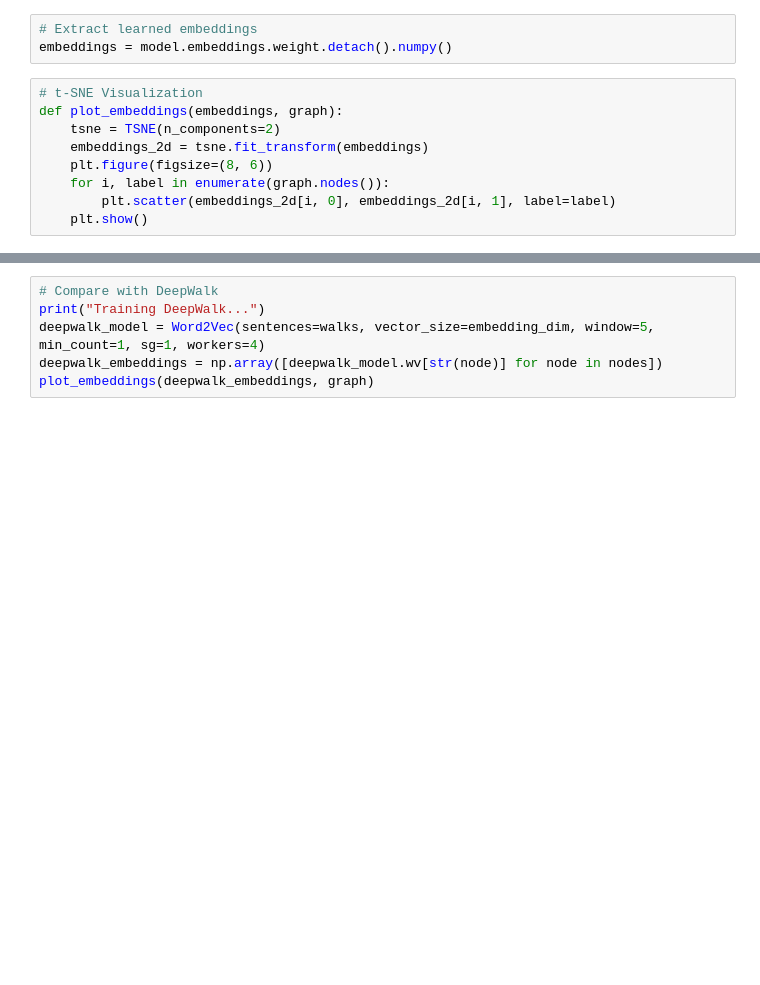
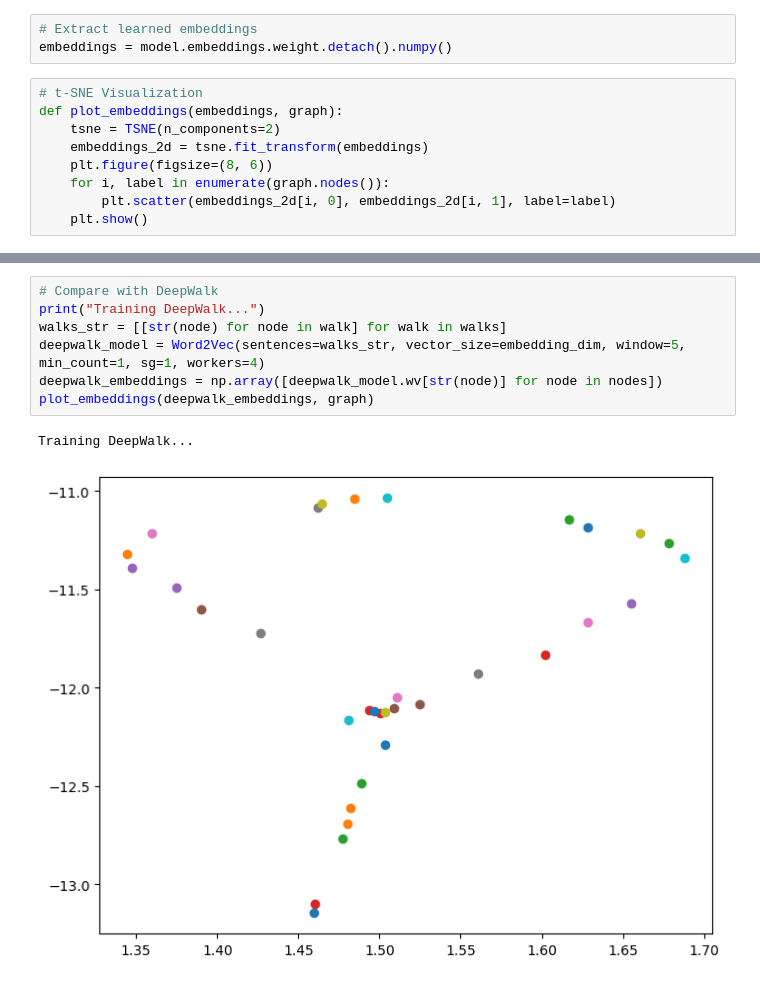
Before and after one commit to TJLi314/comp459-hw, a Jupyter notebook: hw3.ipynb, the cells around one changed output, grey strips where cells are left out. Drawn from its saved outputs; the diff is of its cells as text; blank space fills up the shorter version.

Commit message:
Graphs made

```diff
--- a/hw3.ipynb
+++ b/hw3.ipynb
@@ -106,9 +129,13 @@ plot_embeddings(embeddings, graph)
 # %%
 # Compare with DeepWalk
 print("Training DeepWalk...")
-deepwalk_model = Word2Vec(sentences=walks, vector_size=embedding_dim, window=5, min_count=1, sg=1, workers=4)
+walks_str = [[str(node) for node in walk] for walk in walks]
+deepwalk_model = Word2Vec(sentences=walks_str, vector_size=embedding_dim, window=5, min_count=1, sg=1, workers=4)
 deepwalk_embeddings = np.array([deepwalk_model.wv[str(node)] for node in nodes])
 plot_embeddings(deepwalk_embeddings, graph)
+# %% [output]
+Training DeepWalk...
+[figure, added]
 # %%
 # Compare with Node2Vec
 print("Training Node2Vec...")
```
Also changed, not shown: parts of 7 cells of this notebook.
